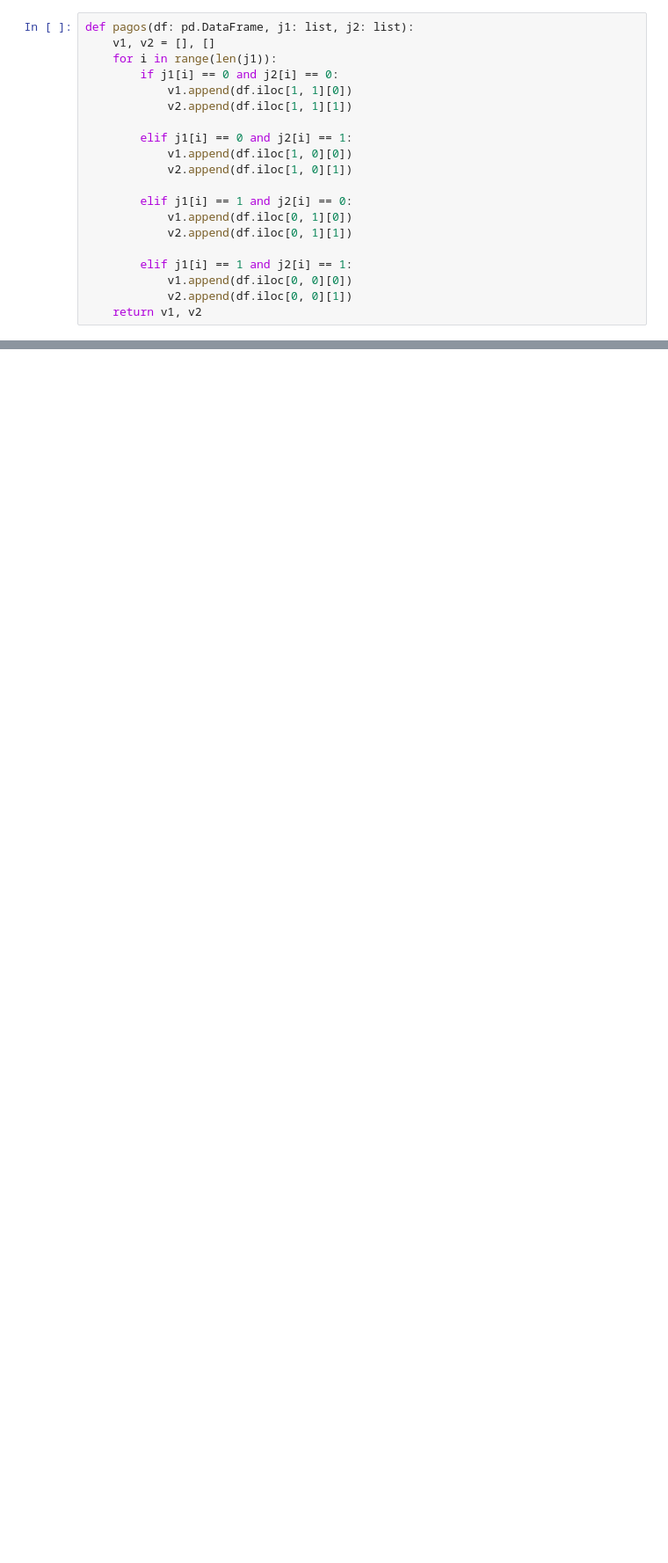
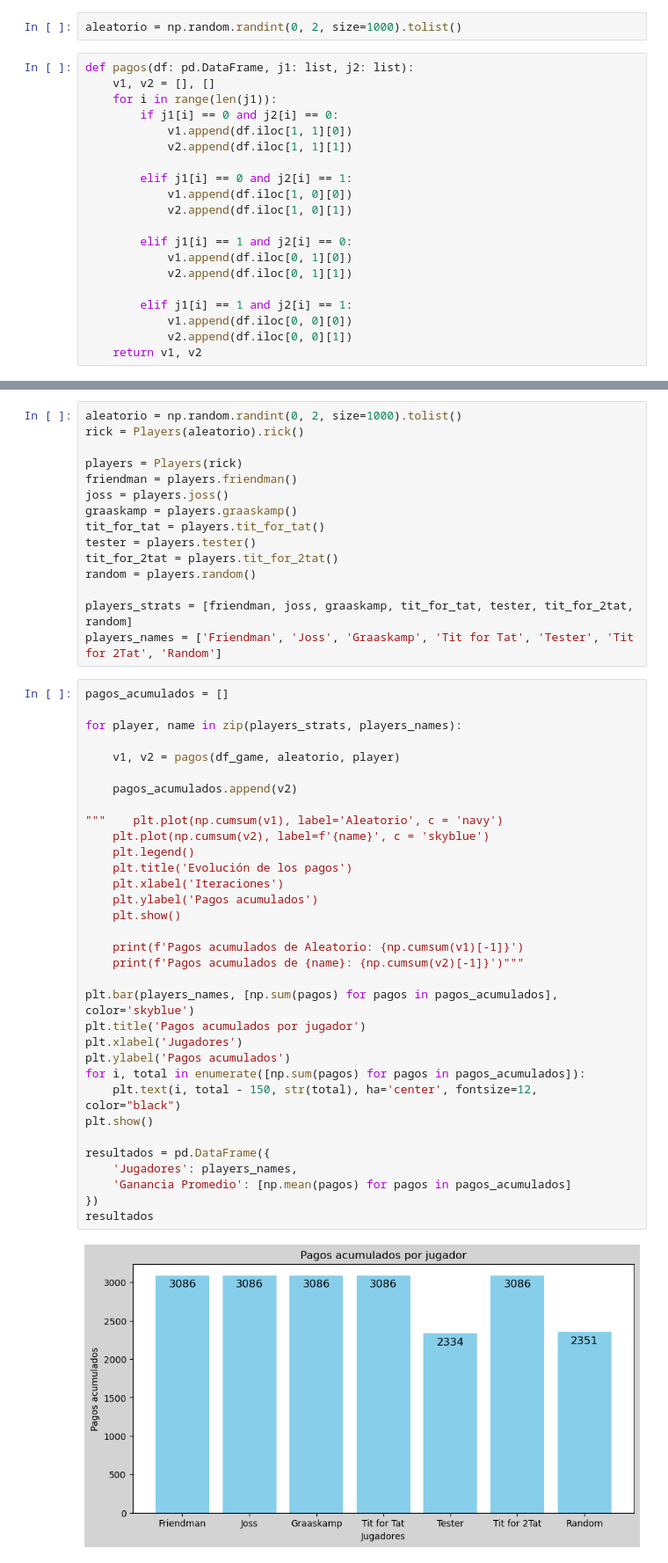
Before and after one commit to zayo1511/Teoria_de_juegos, a Jupyter notebook: Proyecto/Players.ipynb, the cells around one changed output, grey strips where cells are left out. Shown at 88% size. Saved outputs shown, nothing was run; the diff lists cells and outputs as text; blank space fills up the shorter version.

```diff
--- a/Proyecto/Players.ipynb
+++ b/Proyecto/Players.ipynb
@@ -24,3 +22,5 @@ aleatorio = np.random.randint(0, 2, size=500).tolist()
+# %%
+aleatorio = np.random.randint(0, 2, size=1000).tolist()
 # %%
 def pagos(df: pd.DataFrame, j1: list, j2: list):
     v1, v2 = [], []
@@ -151,0 +267,50 @@ Pagos acumulados de Tit for Tat: 1266
+# %%
+aleatorio = np.random.randint(0, 2, size=1000).tolist()
+rick = Players(aleatorio).rick()
+
+players = Players(rick)
+friendman = players.friendman()
+joss = players.joss()
+graaskamp = players.graaskamp()
+tit_for_tat = players.tit_for_tat()
+tester = players.tester()
+tit_for_2tat = players.tit_for_2tat()
+random = players.random()
+
+players_strats = [friendman, joss, graaskamp, tit_for_tat, tester, tit_for_2tat, random]
+players_names = ['Friendman', 'Joss', 'Graaskamp', 'Tit for Tat', 'Tester', 'Tit for 2Tat', 'Random']
+# %%
+pagos_acumulados = []
+
+for player, name in zip(players_strats, players_names):
+
+    v1, v2 = pagos(df_game, aleatorio, player)
+
+    pagos_acumulados.append(v2)
+
+"""    plt.plot(np.cumsum(v1), label='Aleatorio', c = 'navy')
+    plt.plot(np.cumsum(v2), label=f'{name}', c = 'skyblue')
+    plt.legend()
+    plt.title('Evolución de los pagos')
+    plt.xlabel('Iteraciones')
+    plt.ylabel('Pagos acumulados')
+    plt.show()
+
+    print(f'Pagos acumulados de Aleatorio: {np.cumsum(v1)[-1]}')
+    print(f'Pagos acumulados de {name}: {np.cumsum(v2)[-1]}')"""
+
+plt.bar(players_names, [np.sum(pagos) for pagos in pagos_acumulados], color='skyblue')
+plt.title('Pagos acumulados por jugador')
+plt.xlabel('Jugadores')
+plt.ylabel('Pagos acumulados')
+for i, total in enumerate([np.sum(pagos) for pagos in pagos_acumulados]):
+    plt.text(i, total - 150, str(total), ha='center', fontsize=12, color="black")
+plt.show()
+
+resultados = pd.DataFrame({
+    'Jugadores': players_names,
+    'Ganancia Promedio': [np.mean(pagos) for pagos in pagos_acumulados]
+})
+resultados
+# %% [output]
+[figure, added]
```
Also changed, not shown: parts of 32 cells of this notebook, 2 other files.
